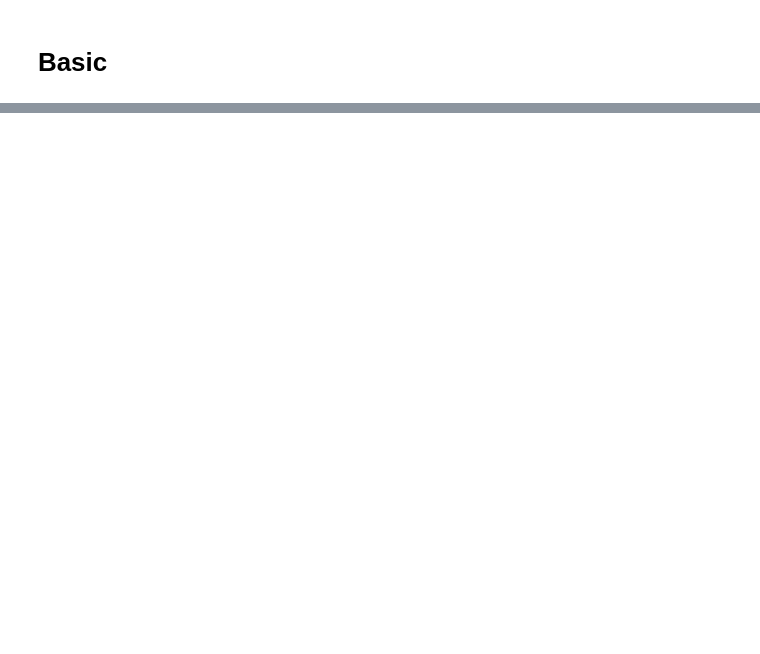
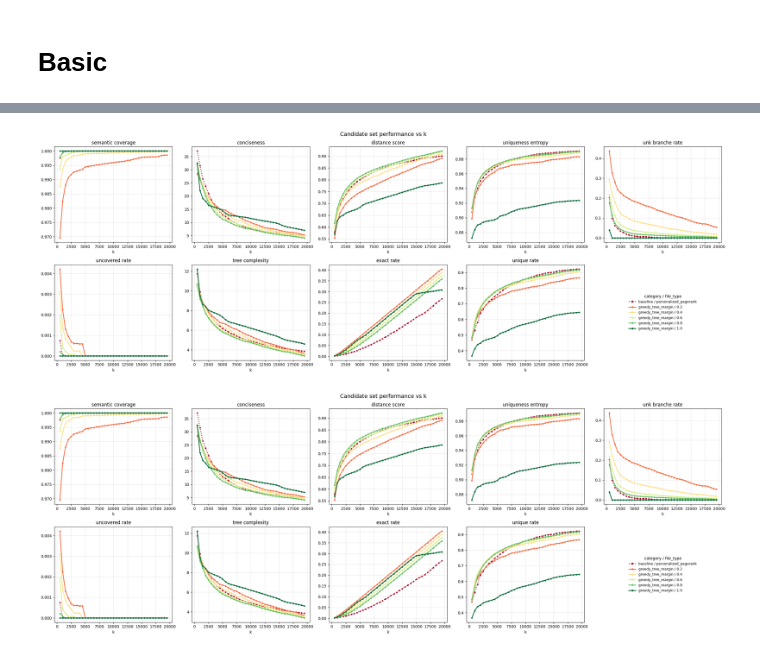
Before and after one commit to yy-suisse/greedy_tree_tokenizer, a Jupyter notebook: 5.visual_comp.ipynb, the cells around one changed output, grey strips where cells are left out. Saved outputs shown, nothing was run; the diff lists cells and outputs as text; code cells hidden in the pictures; blank space fills up the shorter version.

```diff
--- a/5.visual_comp.ipynb
+++ b/5.visual_comp.ipynb
@@ -135,0 +85,5 @@ results_df.write_parquet(config.Results().perf_greedy_tree_path)
+# %%
+plot_candidate_performance(perf_df_all.filter(((pl.col("category") == "greedy_tree_margin") | (pl.col("file_type") == "personalized_pagerank")) & (pl.col("file_type") != "0.0")), metric_cols)
+# %% [output]
+[figure, added]
+[figure, added]
```
Also changed, not shown: parts of 6 cells of this notebook, 14 other files.
